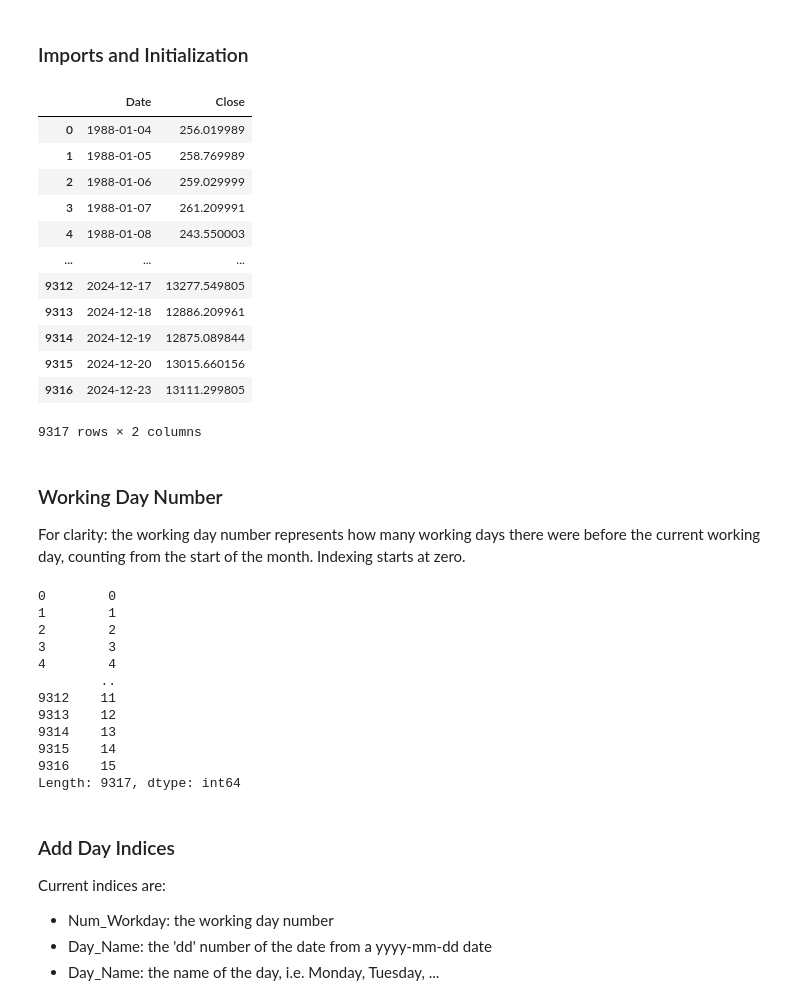
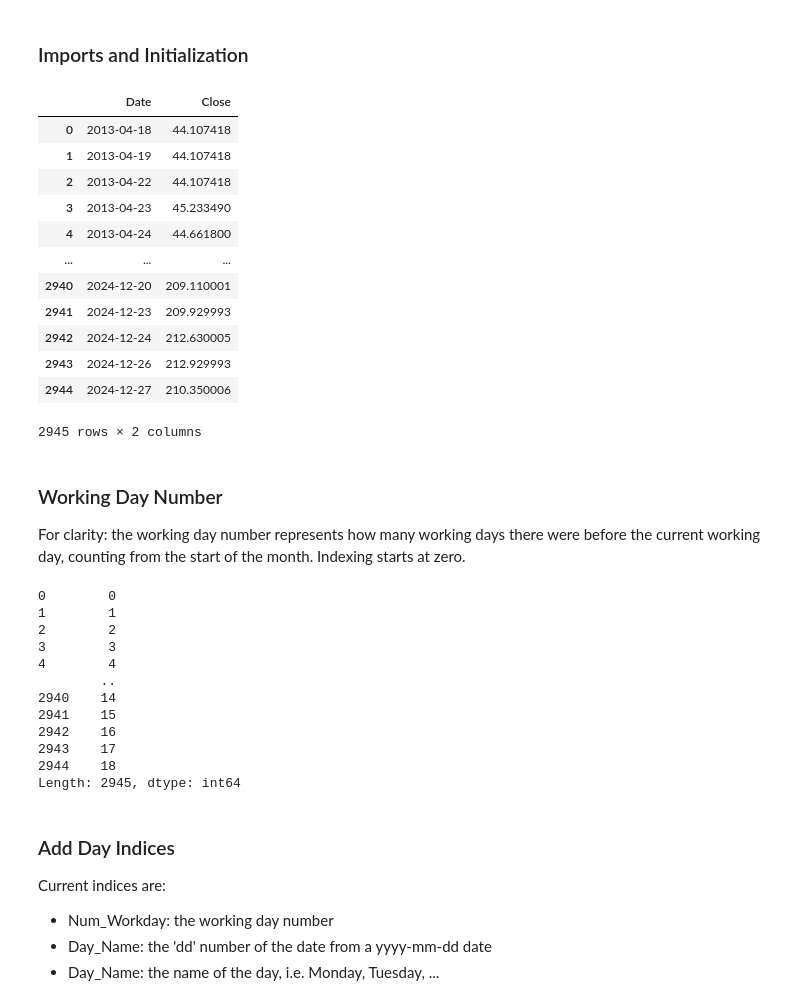
Before and after one commit to fabianbermana/seasonality_analysis, a Jupyter notebook: src/day_of_month.ipynb, the cells around one changed output. Saved outputs shown, nothing was run; the diff lists cells and outputs as text; code cells hidden in the pictures.

```diff
--- a/src/day_of_month.ipynb
+++ b/src/day_of_month.ipynb
@@ -21,29 +21,29 @@ PERIOD_AHEAD = 250
 SORTED_DAYNAMES = ["Monday", "Tuesday", "Wednesday", "Thursday", "Friday"]
 # %%
 DATA = (
-    pd.read_csv('../data/SP500_TRI.csv')
+    pd.read_csv('../data/ISHARES_MSCI_USA_MOMENTUM_FACTOR.csv')
     .loc[:,['Date', 'Close']]
 )
 
 DATA['Date'] = (
     pd.to_datetime(DATA['Date'], format='%d-%m-%Y')
 )
 
 display(DATA)
 # %% [output]
 |  | Date | Close |
-| 0 | 1988-01-04 | 256.019989 |
-| 1 | 1988-01-05 | 258.769989 |
-| 2 | 1988-01-06 | 259.029999 |
-| 3 | 1988-01-07 | 261.209991 |
-| 4 | 1988-01-08 | 243.550003 |
+| 0 | 2013-04-18 | 44.107418 |
+| 1 | 2013-04-19 | 44.107418 |
+| 2 | 2013-04-22 | 44.107418 |
+| 3 | 2013-04-23 | 45.233490 |
+| 4 | 2013-04-24 | 44.661800 |
 | ... | ... | ... |
-| 9312 | 2024-12-17 | 13277.549805 |
-| 9313 | 2024-12-18 | 12886.209961 |
-| 9314 | 2024-12-19 | 12875.089844 |
-| 9315 | 2024-12-20 | 13015.660156 |
-| 9316 | 2024-12-23 | 13111.299805 |
+| 2940 | 2024-12-20 | 209.110001 |
+| 2941 | 2024-12-23 | 209.929993 |
+| 2942 | 2024-12-24 | 212.630005 |
+| 2943 | 2024-12-26 | 212.929993 |
+| 2944 | 2024-12-27 | 210.350006 |
-9317 rows × 2 columns
+2945 rows × 2 columns
 # %% [markdown]
 ### Working Day Number
 
@@ -71,12 +71,12 @@ display(series_working_dates)
 3        3
 4        4
         ..
-9312    11
-9313    12
-9314    13
-9315    14
-9316    15
-Length: 9317, dtype: int64
+2940    14
+2941    15
+2942    16
+2943    17
+2944    18
+Length: 2945, dtype: int64
 # %% [markdown]
 ### Add Day Indices
 
```
Also changed, not shown: parts of 10 cells of this notebook, 5 other files.
